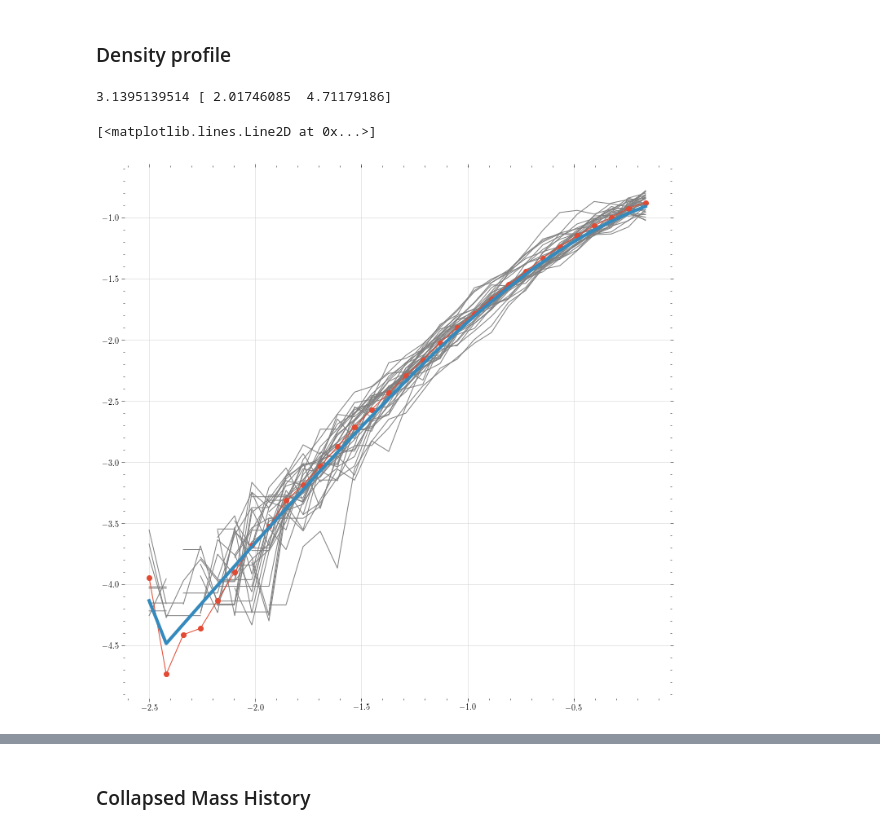
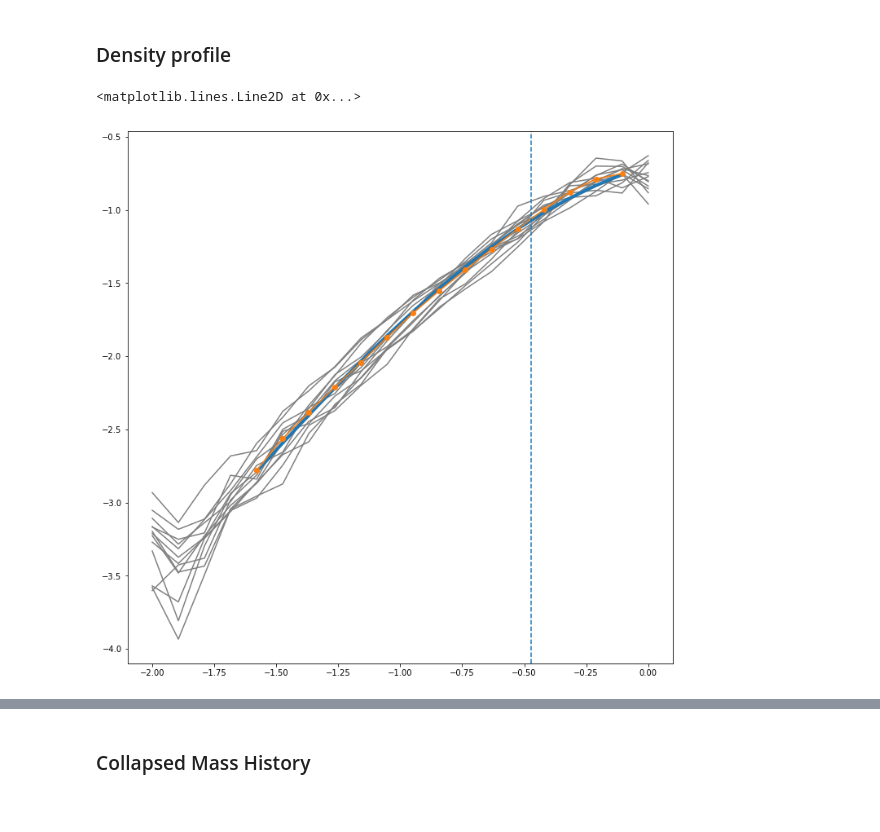
Before and after one commit to oleskiewicz/hbtp, a Jupyter notebook: notebook.ipynb, the cells around one changed output, grey strips where cells are left out. Cells and saved outputs as stored; diff of their text form; code cells hidden in the pictures.

```diff
--- a/notebook.ipynb
+++ b/notebook.ipynb
@@ -100,2 +77,4 @@ plt.axvspan(bin_edges[bin-1], bin_edges[bin], color='grey', alpha=0.5)
+# %%
+hs = hs[hs['bin'] == bin]
 # %% [markdown]
 ### Density profile
@@ -108,12 +81,8 @@ x = np.linspace(-2.5, 0.0, 32)
-# %%
-c,c_err = nfw.fit(np.power(10.0,x)[:-2], p[:-2])
-print c, c_err
-# %% [output]
-3.1395139514 [ 2.01746085  4.71179186]
-# %%
-[plt.plot(x[:-2], np.log10(_)[:-2], color='grey') for _ in prof]
-plt.plot(x[:-2], np.log10(p[:-2]), marker='o')
-plt.plot(x[:-2], np.log10(nfw.m_diff(np.power(10.,x), c)[:-2]), linewidth=4)
-# %% [output]
-[<matplotlib.lines.Line2D at 0x...>]
-[figure, removed]
+# %%
+ps = np.array(r.LoadHostHalos(snap, [list(hs['HaloId']),])['Profile'],\
+    dtype=np.float)
+xmin = 0.5*np.cbrt((4.0*np.pi)/(3.0*np.sum(np.mean(ps, axis=0))))
+ps = np.divide(ps.T, np.sum(ps, axis=1)).T
+p = np.mean(ps, axis=0)
+x = np.linspace(-2.0, 0.0, 20)
+# vol = np.diff(np.power(np.append([0.0], np.power(10.0, x)), 3.0))
@@ -119,0 +94,14 @@ plt.plot(x[:-2], np.log10(nfw.m_diff(np.power(10.,x), c)[:-2]), linewidth=4)
+# %%
+# plt.fill_between(x,\
+#     np.log10(nfw.m_diff(np.power(10.,x), c_err[0])),\
+#     np.log10(nfw.m_diff(np.power(10.,x), c_err[1])),
+#     color='C0', alpha=0.2, zorder=1)
+plt.plot(x[idx], np.log10(nfw.m(np.power(10.,x), c)[idx]),\
+    color='C0', linewidth=4, zorder=1)
+
+[plt.plot(x, np.log10(_), color='grey', zorder=0) for _ in ps]
+plt.plot(x[idx], np.log10(p[idx]), color='C1', marker='o', zorder=2)
+plt.axvline(np.log10(1.0/c), color='C0', linestyle='--')
+# %% [output]
+<matplotlib.lines.Line2D at 0x...>
+[figure, added]
```
Also changed, not shown: parts of 29 cells of this notebook, 1 other file.
